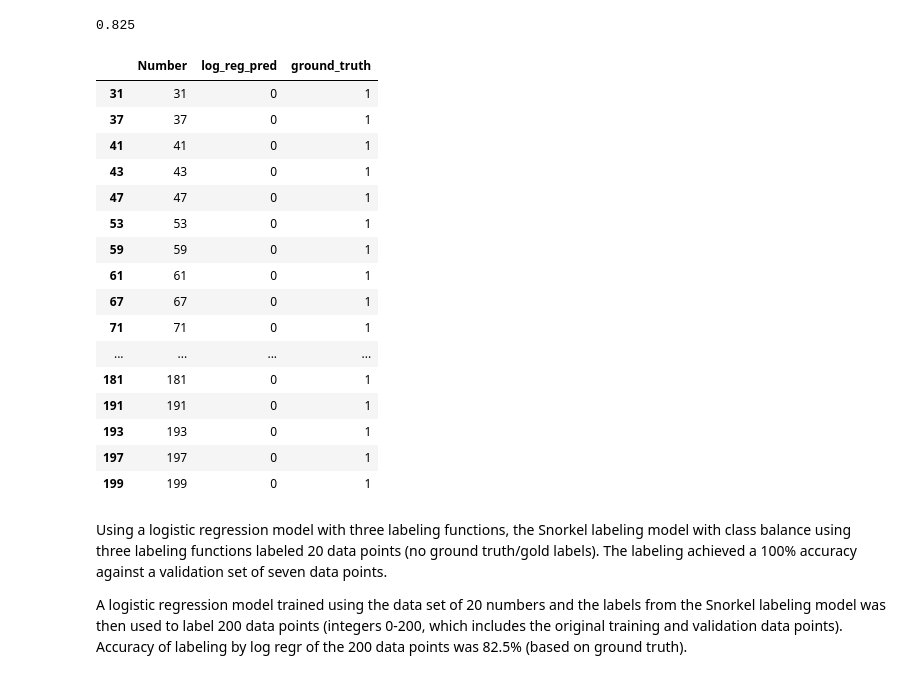
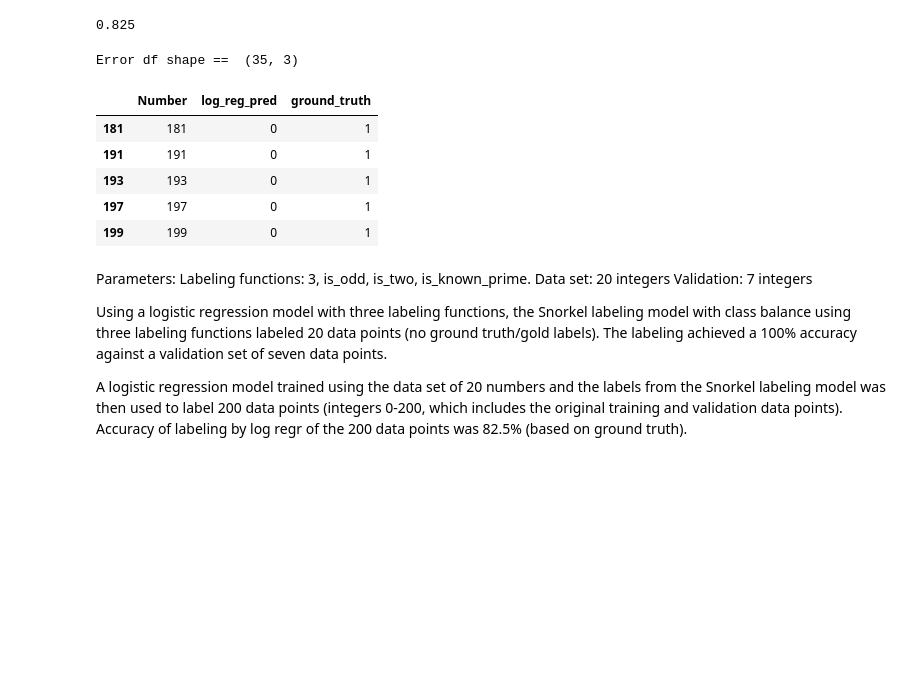
Before and after one commit to johnfkraus/practical-weak-supervision, a Jupyter notebook: ch02_labeling_and_augmentation/labeling_v1.ipynb, the cells around one changed output. Saved outputs shown, nothing was run; the diff lists cells and outputs as text; code cells hidden in the pictures; blank space fills up the shorter version.

```diff
--- a/ch02_labeling_and_augmentation/labeling_v1.ipynb
+++ b/ch02_labeling_and_augmentation/labeling_v1.ipynb
@@ -100,16 +98,16 @@ lfs = [
 def apply_labeling_functions(lfs_, df_):
     """ Returns an ndarray with a column for each labeling function and a row for each data point
     Args:
-        lfs_ (_type_): A list of labeling functions.
-        df_ (_type_): A dataframe having one column labeled Number, a row for each data point, and an index starting with zero.
+        lfs_ (list): A list of labeling functions.
+        df_ (Pandas DataFrame): A dataframe having one column labeled Number, a row for each data point, and an index starting with zero.
     """
     applier = PandasLFApplier(lfs=lfs_)
-    print(df_.shape)
+    # print(df_.shape)
     if df_.shape[1] != 1:
         print("check shape?")
-    print(df_.head())
+    # print(df_.head())
     L_label_matrix = applier.apply(df=df_)
-    print("done")
     return L_label_matrix
 
+# generate a label matrix for training the generative model, with the matrix having shape (m=# of labeling functions, n=number of data points)
 L_train = apply_labeling_functions(lfs, df)
@@ -125,10 +113,0 @@ done
-# %%
-# lfs = [
-# is_odd,#        is_even, # duplicates is_odd!
-#         is_two,
-#         is_known_prime,
-#         # gt3_ndb_3 ]
-# apply labeling function s with PandasLFApplier to get a two-dimensional matrix of labels.
-applier = PandasLFApplier(lfs=lfs)
-L_train = applier.apply(df=df)
-LFAnalysis(L=L_train, lfs=lfs).lf_summary()
@@ -646,26 +747,22 @@ acc
 0.825
 # %%
 #(df_nums["log_reg_pred"] != df_nums["ground_truth"])
-df_nums.query("log_reg_pred != ground_truth" )  # 35/200 are errors
+print("Error df shape == ",df_nums.query("log_reg_pred != ground_truth" ).shape)  # 35/200 are errors
+df_nums.query("log_reg_pred != ground_truth" ).tail()  # 35/200 are errors
 # %% [output]
+Error df shape ==  (35, 3)
 |  | Number | log_reg_pred | ground_truth |
-| 31 | 31 | 0 | 1 |
-| 37 | 37 | 0 | 1 |
-| 41 | 41 | 0 | 1 |
-| 43 | 43 | 0 | 1 |
-| 47 | 47 | 0 | 1 |
-| 53 | 53 | 0 | 1 |
-| 59 | 59 | 0 | 1 |
-| 61 | 61 | 0 | 1 |
-| 67 | 67 | 0 | 1 |
-| 71 | 71 | 0 | 1 |
-| ... | ... | ... | ... |
 | 181 | 181 | 0 | 1 |
 | 191 | 191 | 0 | 1 |
 | 193 | 193 | 0 | 1 |
 | 197 | 197 | 0 | 1 |
 | 199 | 199 | 0 | 1 |
 # %% [markdown]
+Parameters:
+Labeling functions: 3, is_odd, is_two, is_known_prime.
+Data set: 20 integers
+Validation: 7 integers
+
 Using a logistic regression model with three labeling functions, the Snorkel labeling model with class balance using three labeling functions labeled 20 data points (no ground truth/gold labels). The labeling achieved a 100% accuracy against a validation set of seven data points.
 
 A logistic regression model trained using the data set of 20 numbers and the labels from the Snorkel labeling model was then used to label 200 data points (integers 0-200, which includes the original training and validation data points).  Accuracy of labeling by log regr of the 200 data points was 82.5% (based on ground truth).
```
Also changed, not shown: parts of 47 cells of this notebook.
